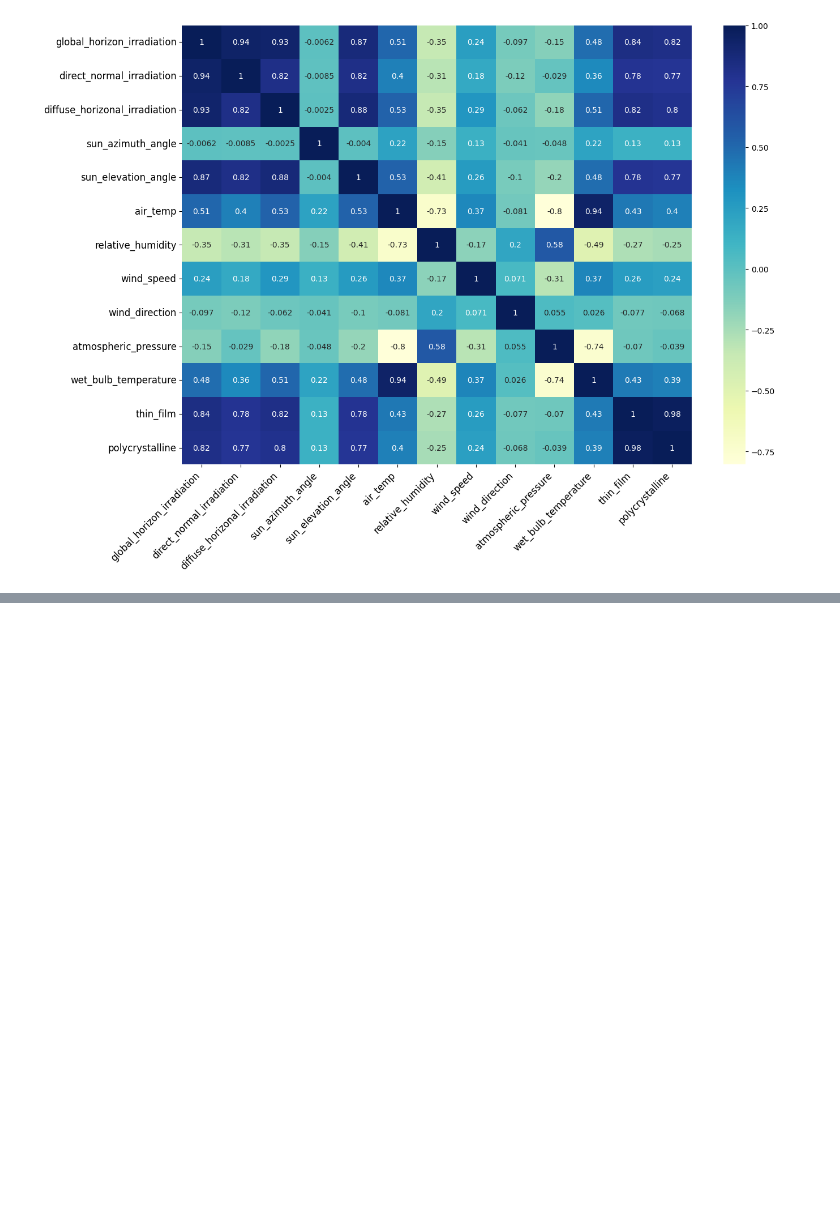
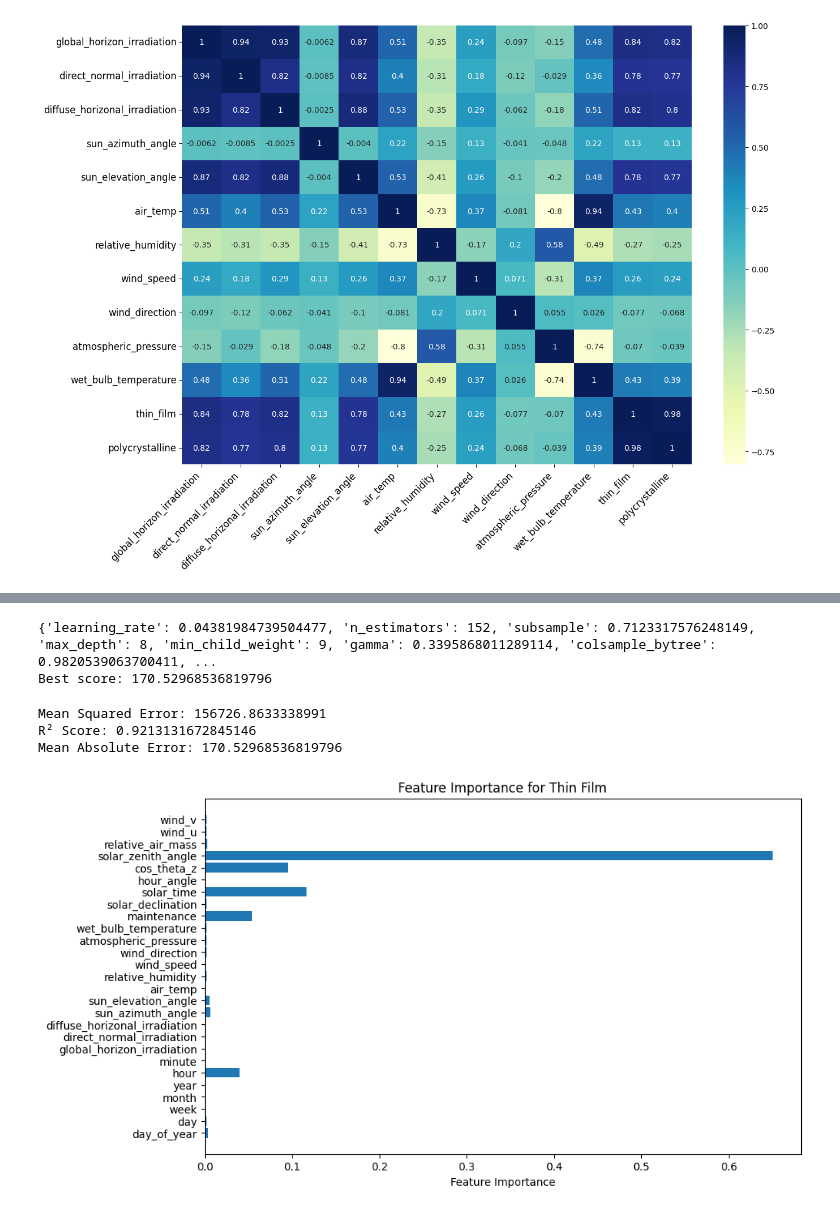
Before and after one commit to alialmulla97/PV-Energy-Output-Regression, a Jupyter notebook: PV_Energy_Predictor.ipynb, the cells around one changed output, grey strips where cells are left out. Cells and saved outputs as stored; diff of their text form; code cells hidden in the pictures; blank space fills up the shorter version.

```diff
--- a/PV_Energy_Predictor.ipynb
+++ b/PV_Energy_Predictor.ipynb
@@ -468,0 +723,2 @@ plt.show()
+# %%
+study_thin_film = optuna.create_study(direction = "minimize")
@@ -468,0 +747,46 @@ plt.show()
+# %%
+# Access the best params
+best_params = study_thin_film.best_params
+print(best_params)
+
+# Access the best score
+best_score = study_thin_film.best_value
+print("Best score:", best_score)
+# %% [output]
+{'learning_rate': 0.04381984739504477, 'n_estimators': 152, 'subsample': 0.7123317576248149, 'max_depth': 8, 'min_child_weight': 9, 'gamma': 0.3395868011289114, 'colsample_bytree': 0.9820539063700411, ...
+Best score: 170.52968536819796
+# %%
+# Initialize the XGBoost Regressor
+thin_film_xgb_reg = xgb.XGBRegressor(**best_params)
+
+# Train the model
+thin_film_xgb_reg.fit(X_train_thin_film, y_train_thin_film)
+
+# Predict on the test set
+y_predict_thin_film = thin_film_xgb_reg.predict(X_test_thin_film)
+
+# Evaluate the model
+mse = mean_squared_error(y_test_thin_film, y_predict_thin_film)
+r2 = r2_score(y_test_thin_film, y_predict_thin_film)
+mae = mean_absolute_error(y_test_thin_film, y_predict_thin_film)
+
+# Print scores
+print(f"Mean Squared Error: {mse}")
+print(f"R² Score: {r2}")
+print(f"Mean Absolute Error: {mae}")
+# %% [output]
+Mean Squared Error: 156726.8633338991
+R² Score: 0.9213131672845146
+Mean Absolute Error: 170.52968536819796
+# %%
+feature_importance = thin_film_xgb_reg.feature_importances_
+feature_names = X_train_thin_film.columns
+
+# Plot feature importance
+plt.figure(figsize = (10, 6))
+plt.barh(feature_names, feature_importance)
+plt.xlabel("Feature Importance")
+plt.title("Feature Importance for Thin Film")
+plt.show()
+# %% [output]
+[figure, added]
```
Also changed, not shown: parts of 57 cells of this notebook.
